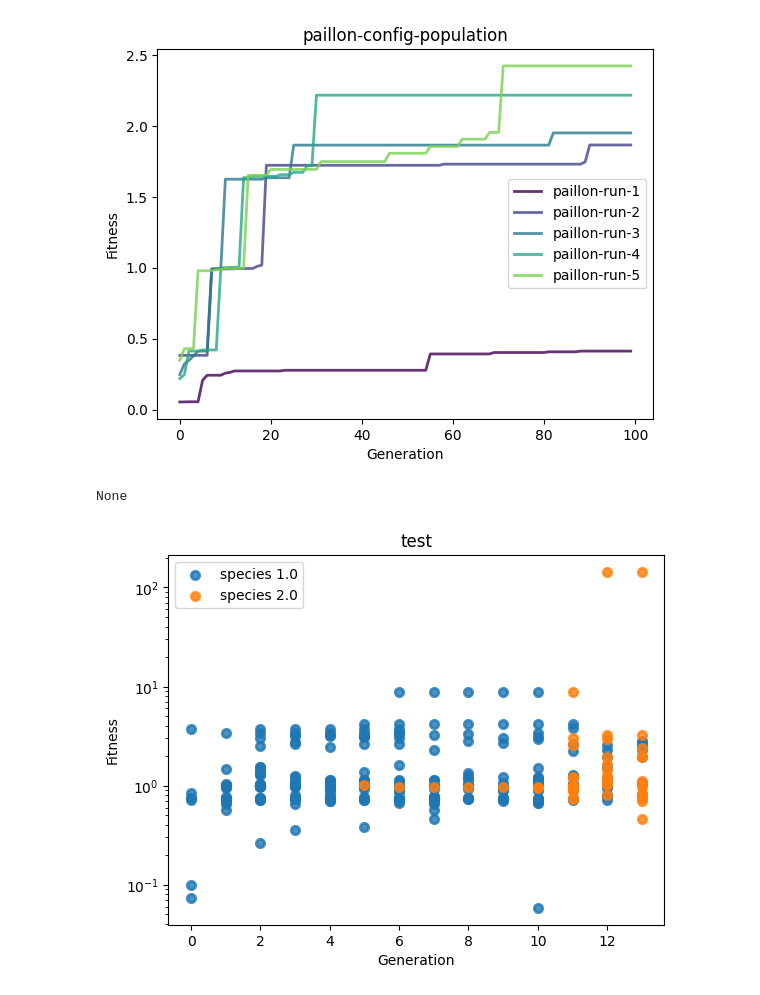
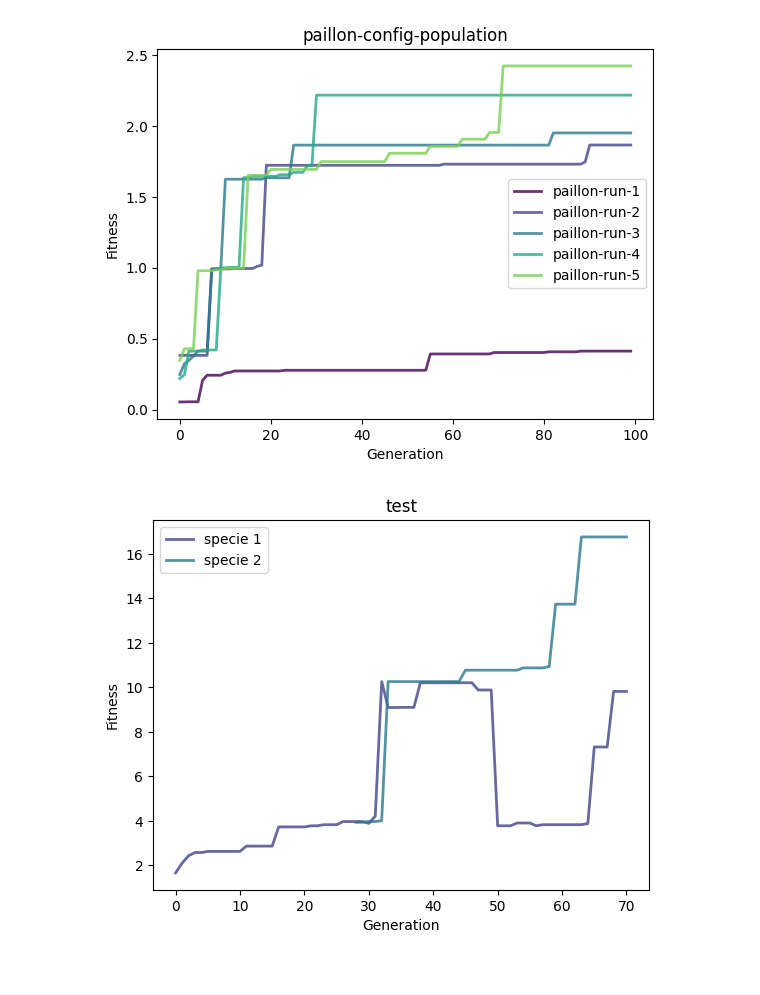
Before and after one commit to 21pili/neat, a Jupyter notebook: Driving_Game/plots.ipynb, the cells around one changed output. Cells and saved outputs as stored; diff of their text form; code cells hidden in the pictures.

Commit message:
plot species evolution

```diff
--- a/Driving_Game/plots.ipynb
+++ b/Driving_Game/plots.ipynb
@@ -8,9 +10,7 @@ plot_fitness_evolution_parameter('paillon-config-partial-direct')
 plot_fitness_evolution_parameter('paillon-config-population')
 # %% [output]
 [figure]
-# %%
-fitness = plot_fitness_diff_species_from_csv('test')
-print(fitness)
-# %% [output]
-None
-[figure, removed]
+# %%
+plot_fitness_diff_species_from_csv('test')
+# %% [output]
+[figure, added]
```
Also changed, not shown: parts of 1 cell of this notebook, 3 other files.
